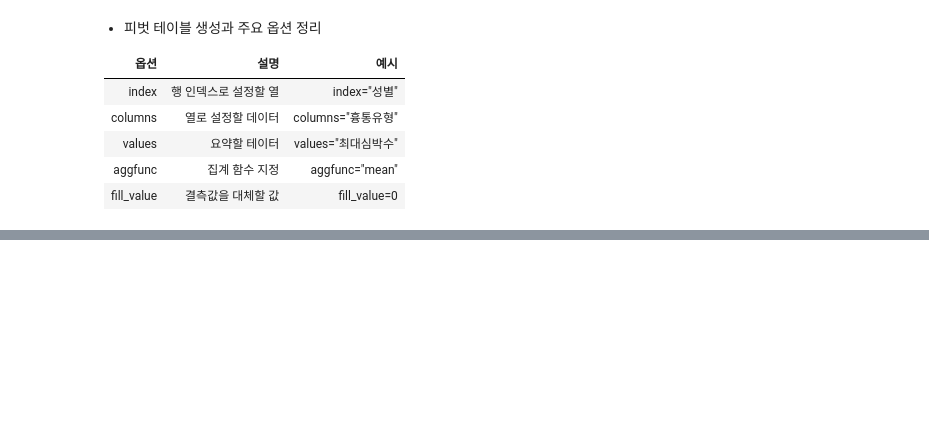
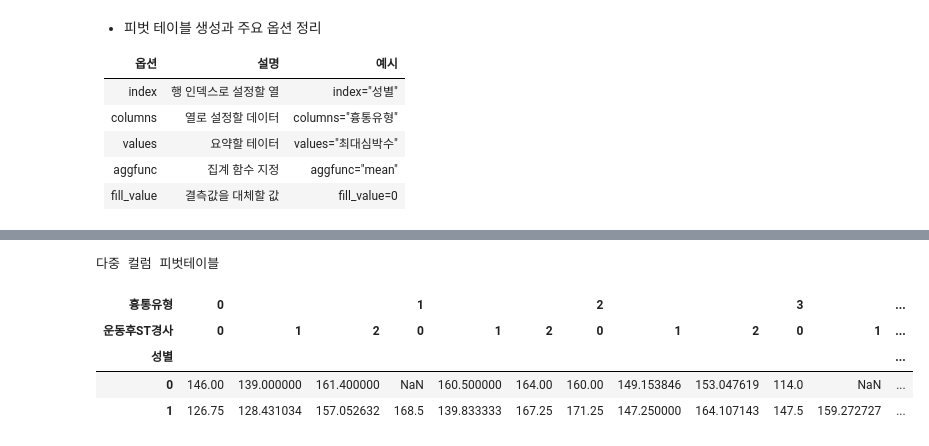
Before and after one commit to solidSnakesado/DeepLearning, a Jupyter notebook: AICE_TEST_데이터_전처리.ipynb, the cells around one changed output, grey strips where cells are left out. Cells and saved outputs as stored; diff of their text form; code cells hidden in the pictures; blank space fills up the shorter version.

```diff
--- a/AICE_TEST.ipynb
+++ b/AICE_TEST_데이터_전처리.ipynb
@@ -1406,0 +1596,13 @@ print(pivot_multi_index)
+# %%
+# 다중 컬럼 피벗테이블 생성
+pivot = df.pivot_table(index="성별", columns=["흉통유형", "운동후ST경사"], values="최대심박수", aggfunc="mean")
+
+print("\n다중 컬럼 피벗테이블")
+pivot
+# %% [output]
+다중 컬럼 피벗테이블
+| 흉통유형 | 0 |  |  | 1 |  |  | 2 |  |  | 3 |  | ... |
+| 운동후ST경사 | 0 | 1 | 2 | 0 | 1 | 2 | 0 | 1 | 2 | 0 | 1 | ... |
+| 성별 |  |  |  |  |  |  |  |  |  |  |  | ... |
+| 0 | 146.00 | 139.000000 | 161.400000 | NaN | 160.500000 | 164.00 | 160.00 | 149.153846 | 153.047619 | 114.0 | NaN | ... |
+| 1 | 126.75 | 128.431034 | 157.052632 | 168.5 | 139.833333 | 167.25 | 171.25 | 147.250000 | 164.107143 | 147.5 | 159.272727 | ... |
```
Also changed, not shown: parts of 53 cells of this notebook, 1 other file.
